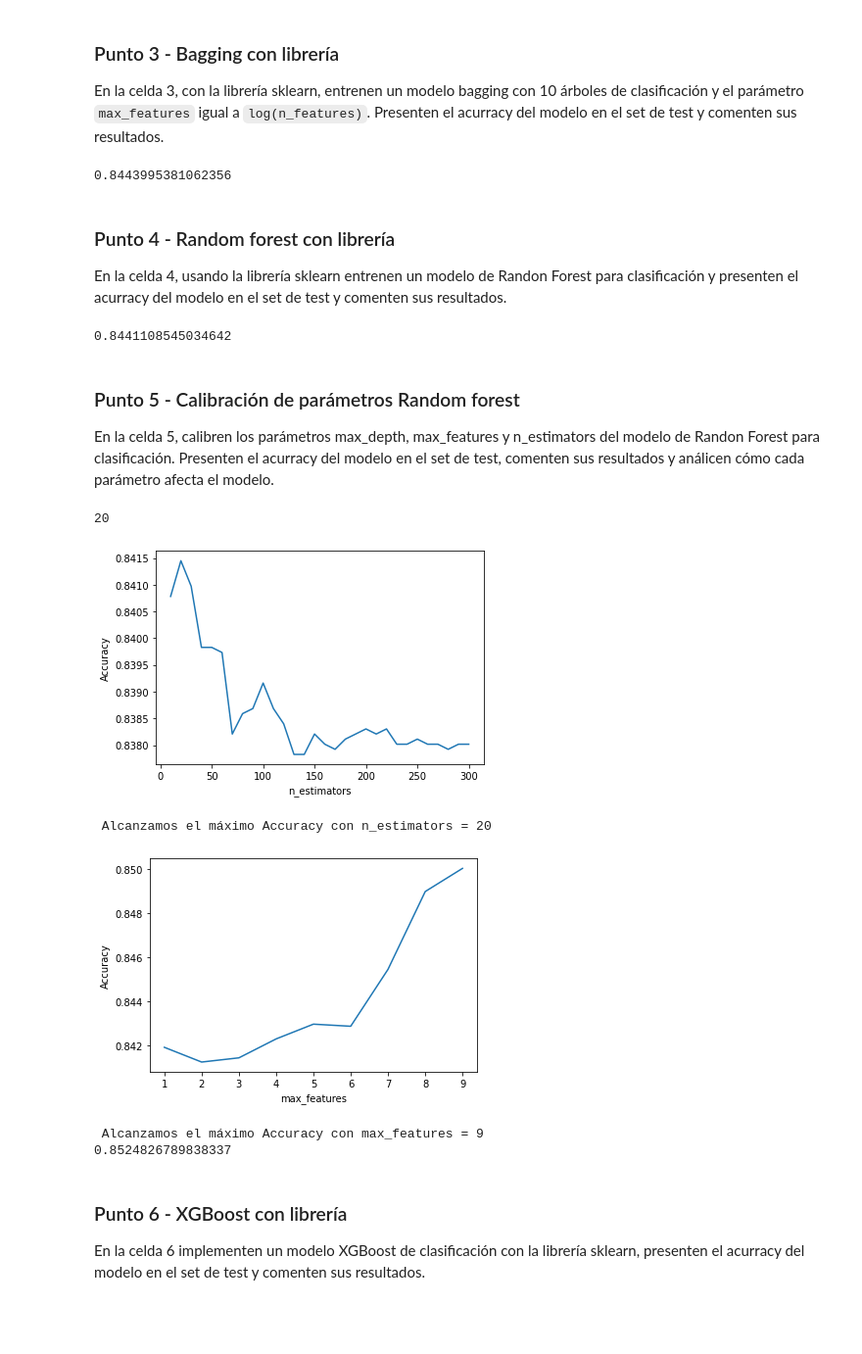
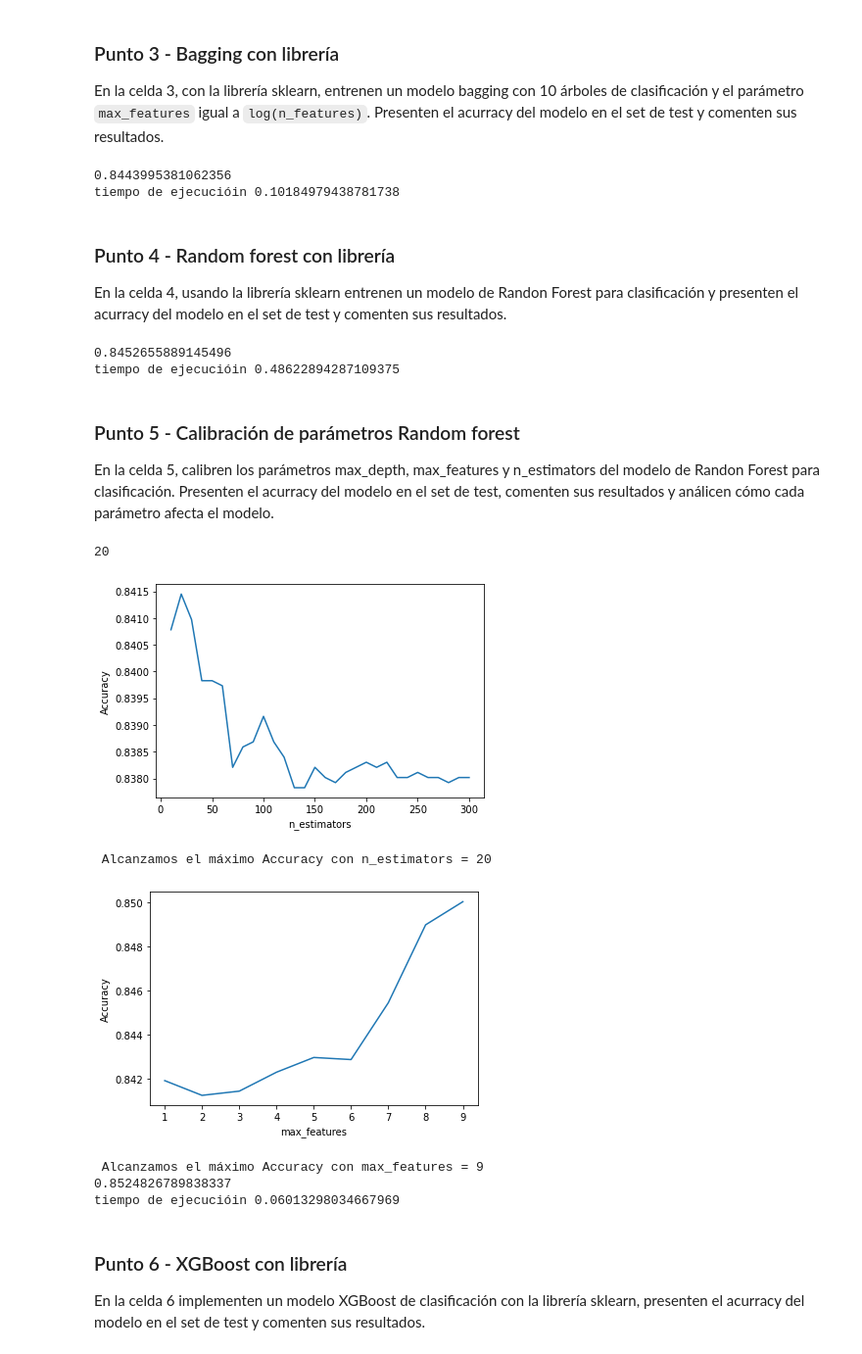
Before and after one commit to cdgonzalezr1/MIAD_ML_and_NLP, a Jupyter notebook: Semana 2/S2TC1_RandomForests_Boosting.ipynb, the cells around one changed output. Shown at 98% size. Cells and saved outputs as stored; diff of their text form; code cells hidden in the pictures; blank space fills up the shorter version.

```diff
--- a/Semana 2/S2TC1_RandomForests_Boosting.ipynb
+++ b/Semana 2/S2TC1_RandomForests_Boosting.ipynb
@@ -219,12 +220,19 @@ En la celda 3, con la librería sklearn, entrenen un modelo bagging con 10 árbo
 # Celda 3
 from sklearn.ensemble import BaggingClassifier
 n_estimators = 10
+
+inicio = time.time()
 bagClassifier = BaggingClassifier(base_estimator=DecisionTreeClassifier(max_depth=None, max_features="log2"), n_estimators=n_estimators, random_state=123)
 bagClassifier.fit(X_train, y_train)
 predicted = bagClassifier.predict(X_test)
+fin = time.time()
+T_Bagging=fin-inicio
 print(accuracy_score(y_test, predicted))
+print('tiempo de ejecucióin',T_Bagging)
+Bagging=accuracy_score(y_test, predicted)
 # %% [output]
 0.8443995381062356
+tiempo de ejecucióin 0.10184979438781738
 # %% [markdown]
 ### Punto 4 - Random forest con librería
 
@@ -233,12 +241,18 @@ En la celda 4, usando la librería sklearn entrenen un modelo de Randon Forest p
 # Celda 4
 from sklearn.ensemble import RandomForestClassifier
 from sklearn.model_selection import cross_val_score
+inicio = time.time()
 clf = RandomForestClassifier()
 fit = clf.fit(X_train, y_train)
 predicted = fit.predict(X_test)
+fin = time.time()
+T_RForest=fin-inicio
 print(accuracy_score(y_test, predicted))
+print('tiempo de ejecucióin',T_RForest)
+RForest=accuracy_score(y_test, predicted)
 # %% [output]
-0.8441108545034642
+0.8452655889145496
+tiempo de ejecucióin 0.48622894287109375
 # %% [markdown]
 ### Punto 5 - Calibración de parámetros Random forest
 
@@ -254,38 +268,45 @@ accuracy_scores = []
 for estimator in estimator_range:
     clf = RandomForestClassifier(n_estimators=estimator, random_state=1, n_jobs=-1)
     accuracy_scores.append(cross_val_score(clf, X, y, cv=5, scoring='accuracy').mean())
 print(estimator_range[np.argmax(accuracy_scores)])
 plt.plot(estimator_range, accuracy_scores)
 plt.xlabel('n_estimators')
 plt.ylabel('Accuracy')
 plt.show()
 print(" Alcanzamos el máximo Accuracy con n_estimators = 20 ")
 
 # max_features calibration
 feature_range = range(1, len(X_train.columns)+1)
 accuracy_scores = []
 for feature in feature_range:
     clf = RandomForestClassifier(n_estimators=20, max_features=feature, random_state=1, n_jobs=-1)
     accuracy_scores.append(cross_val_score(clf, X, y, cv=5, scoring='accuracy').mean())
 plt.plot(feature_range, accuracy_scores)
 plt.xlabel('max_features')
 plt.ylabel('Accuracy')
 plt.show()
 print(" Alcanzamos el máximo Accuracy con max_features = 9 ")
 
 
 # Ajustando modelo calibrado
+inicio = time.time()
 clf = RandomForestClassifier(n_estimators=20, max_features=9, random_state=1, n_jobs=-1)
 fit = clf.fit(X_train, y_train)
 predicted = fit.predict(X_test)
+fin = time.time()
+T_RForestCal=fin-inicio
 print(accuracy_score(y_test, predicted))
+print('tiempo de ejecucióin',T_RForestCal)
+
+RForestCal=accuracy_score(y_test, predicted)
 # %% [output]
 20
-[figure, old version]
+[figure, new version]
  Alcanzamos el máximo Accuracy con n_estimators = 20
 [figure]
  Alcanzamos el máximo Accuracy con max_features = 9
 0.8524826789838337
+tiempo de ejecucióin 0.06013298034667969
 # %% [markdown]
 ### Punto 6 - XGBoost con librería
 
```
Also changed, not shown: parts of 7 cells of this notebook.
